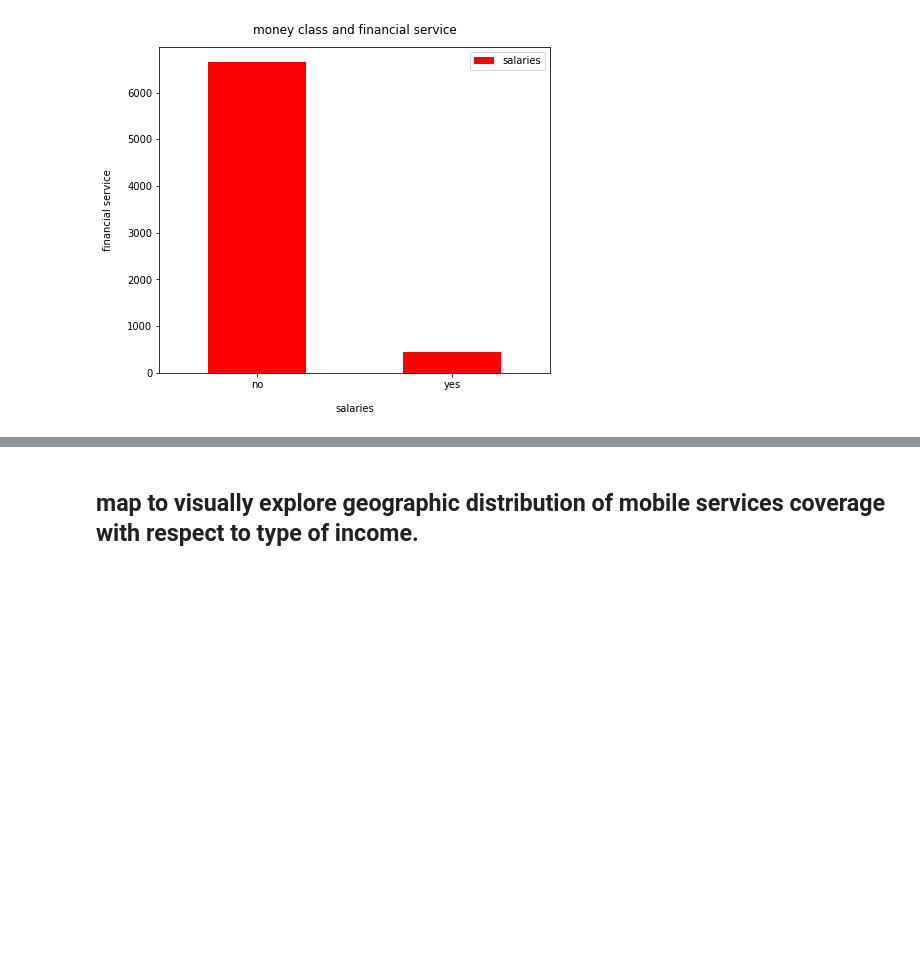
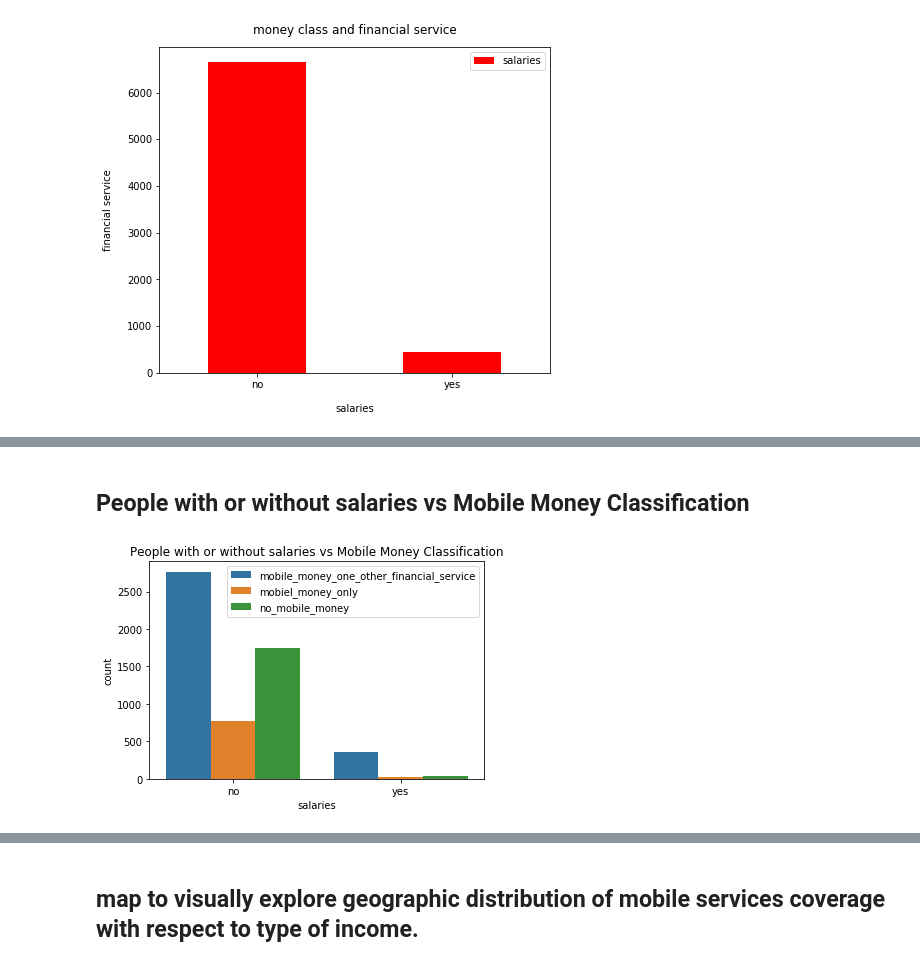
Before and after one commit to phethi10/FINANCIAL-SERVICES-USE-IN-TANZANIA, a Jupyter notebook: Untitled.ipynb, the cells around one changed output, grey strips where cells are left out. Saved outputs shown, nothing was run; the diff lists cells and outputs as text; code cells hidden in the pictures; blank space fills up the shorter version.

```diff
--- a/Untitled.ipynb
+++ b/Untitled.ipynb
@@ -180,0 +178,16 @@ plt.show()
+# %% [markdown]
+## People with or without salaries vs Mobile Money Classification
+# %%
+# Salaries vs Mobile Money classification
+non = dataset[(dataset.mobile_money_classification== 0) | (dataset.mobile_money_classification == 1)]
+
+mobile = dataset[(dataset.mobile_money_classification == 2)]
+
+both = dataset[(dataset.mobile_money_classification == 3)]
+
+sns.countplot(dataset.salaries , hue='mobile_money_classification', data=dataset)
+plt.legend()
+plt.title('People with or without salaries vs Mobile Money Classification')
+plt.show()
+# %% [output]
+[figure, added]
```
Also changed, not shown: parts of 19 cells of this notebook.
